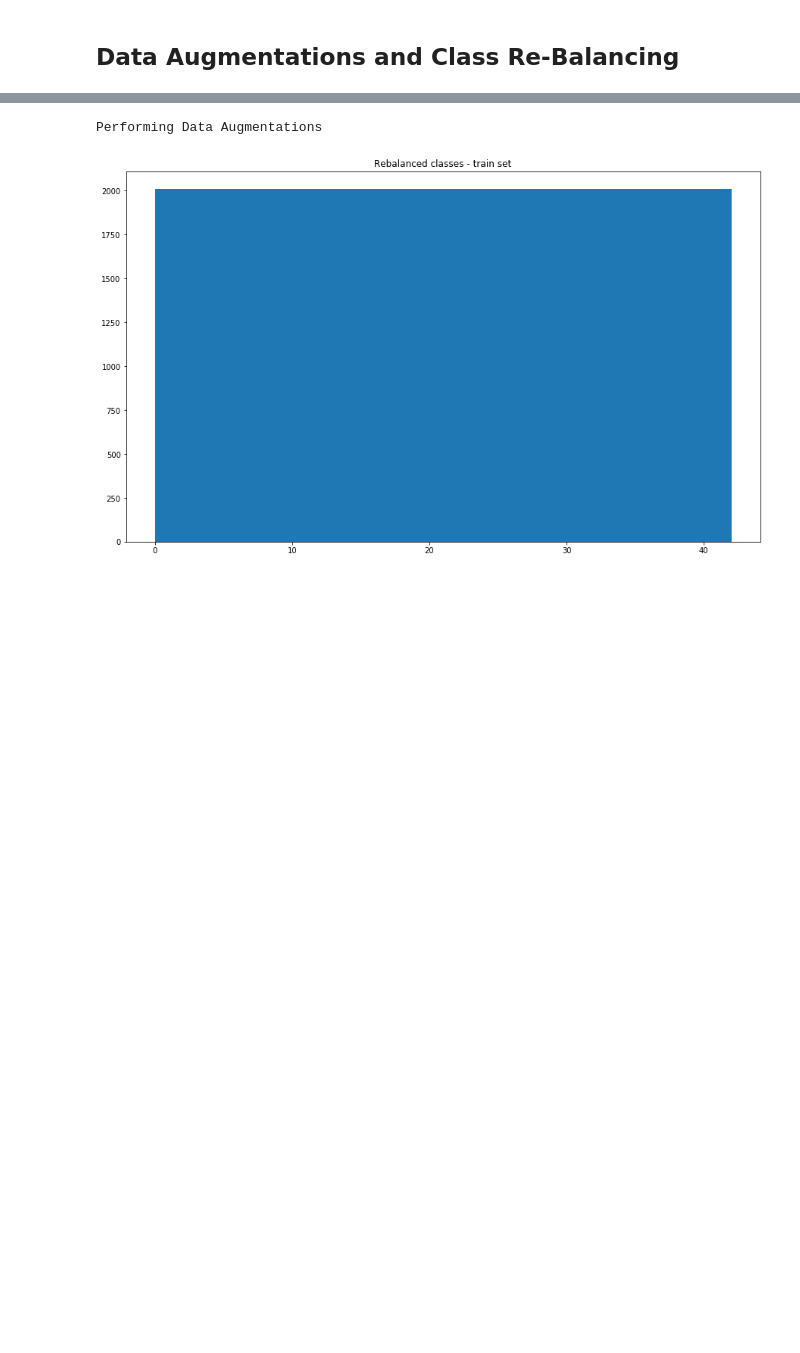
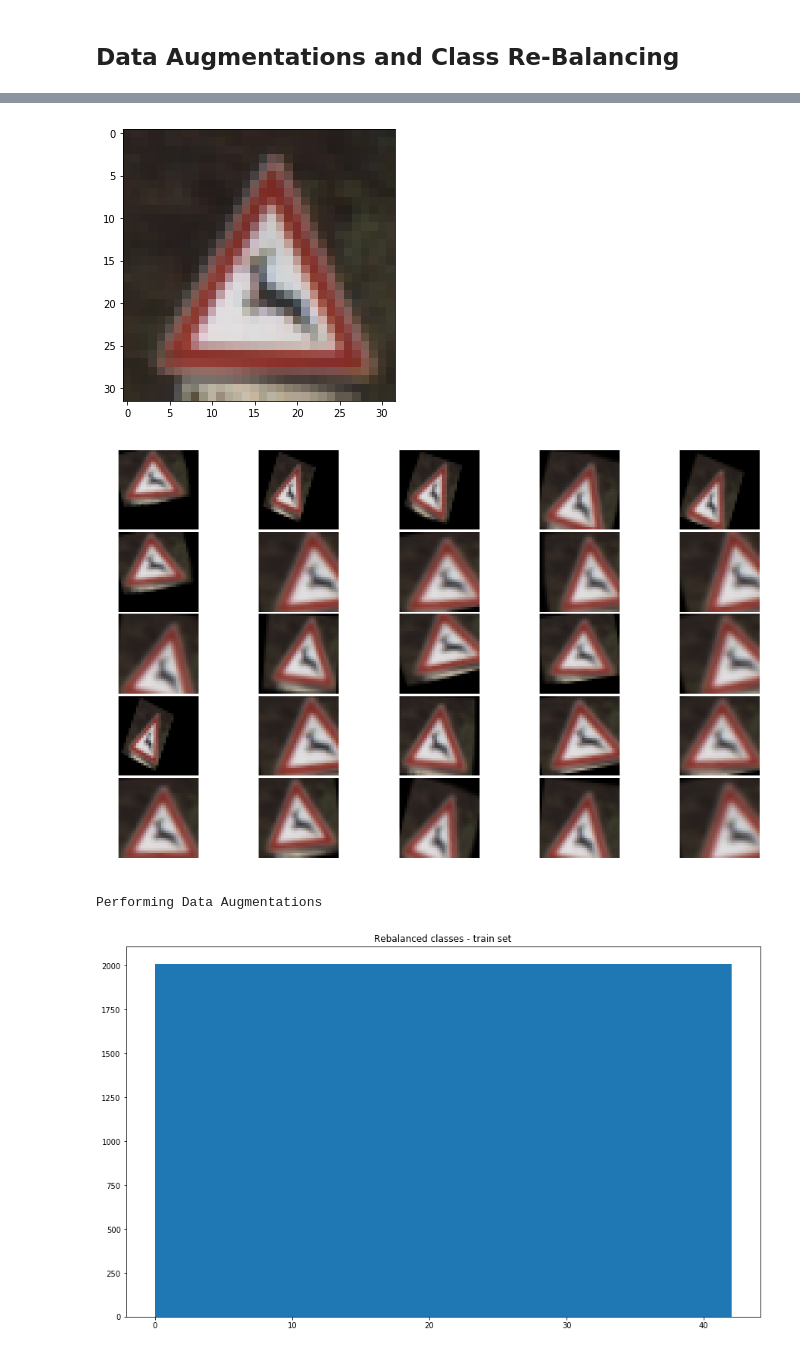
Before and after one commit to sylvanaalpert/CarND-TrafficSigns-P2, a Jupyter notebook: Traffic_Sign_Classifier.ipynb, the cells around one changed output, grey strips where cells are left out. Saved outputs shown, nothing was run; the diff lists cells and outputs as text; code cells hidden in the pictures; blank space fills up the shorter version.

```diff
--- a/Traffic_Sign_Classifier.ipynb
+++ b/Traffic_Sign_Classifier.ipynb
@@ -259,3 +146,73 @@ plt.show()
+# %%
+import cv2
+
+
+def random_affine(image):
+    # Add random image transformations: zoom, affine.
+    # Avoid flipping ud and lr because the direction of arrows and orientation of signs are significant
+    # Brightness and contrast are insignificant because we will be doing histogram equalization later
+    height, width = image.shape[0:2]
+
+    max_angle = 20
+    angle = max_angle *  random() - max_angle/2
+    rotation = cv2.getRotationMatrix2D((height/2, width/2), angle, 1)
+    transformed = cv2.warpAffine(image, rotation, (width,height))
+
+    max_translation = 5
+    dx = max_translation * random() - max_translation/2
+    dy = max_translation * random() - max_translation/2
+    translation = np.float32([[1,0,dx],[0,1,dy]])
+    transformed = cv2.warpAffine(transformed, translation, (width,height))
+
+    max_shear = 10
+    input_points = np.float32([[5,5],[20,5],[5,20]])
+    pt1 = 5 + max_shear * random() - max_shear/2
+    pt2 = 20 + max_shear * random() - max_shear/2
+    output_points = np.float32([[pt1,5],[pt2,pt1],[5,pt2]])
+    shear = cv2.getAffineTransform(input_points, output_points)
+    transformed = cv2.warpAffine(transformed, shear, (width,height))
+
+    return transformed
+
+
+
+def augment_class(data, factor):
+
+    data_aug = data.tolist()
+    n_examples = data.shape[0]
+    i = 0
+
+    while len(data_aug) < n_examples * factor:
+        j = i % n_examples
+        newimage = random_affine(data[j, :, :, :])
+        data_aug.append(newimage)
+        i += 1
+
+    return data_aug
+
+
+
+original = X_train[500,]
+plt.figure(figsize=(5,5))
+plt.imshow(original)
+plt.show()
+
+ncols = 5
+nrows = 5
+count = 0
+f, axarr = plt.subplots(nrows, ncols)
+for i in range(ncols*nrows):
+    r = i % nrows
+    c = int(i / nrows)
+    newim = random_affine(original)
+    axarr[r, c].imshow(newim)
+    axarr[r, c].axis('off')
+    plt.subplots_adjust(wspace = 0.03, hspace = .03)
+
+plt.show()
+# %% [output]
+[figure, added]
+[figure, added]
 # %%
 
 ### Calculate prob of class occurrence and rebalancing factor
```
Also changed, not shown: parts of 10 cells of this notebook.
